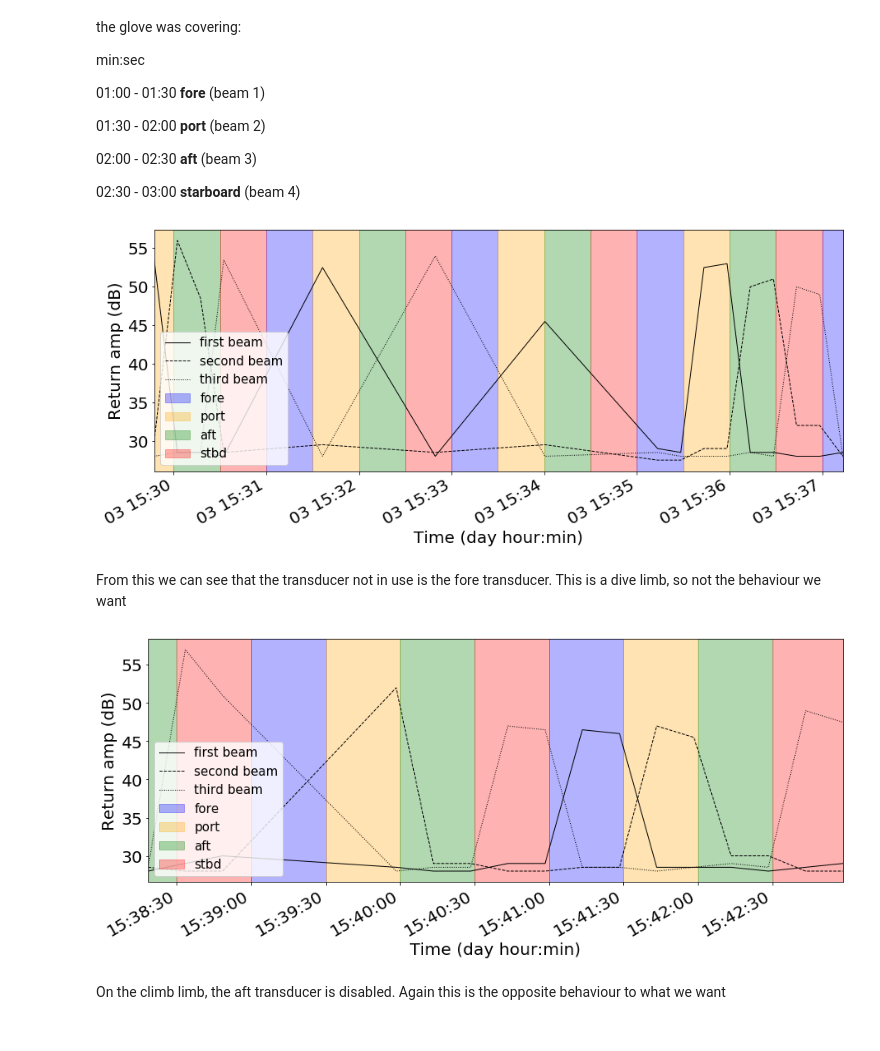
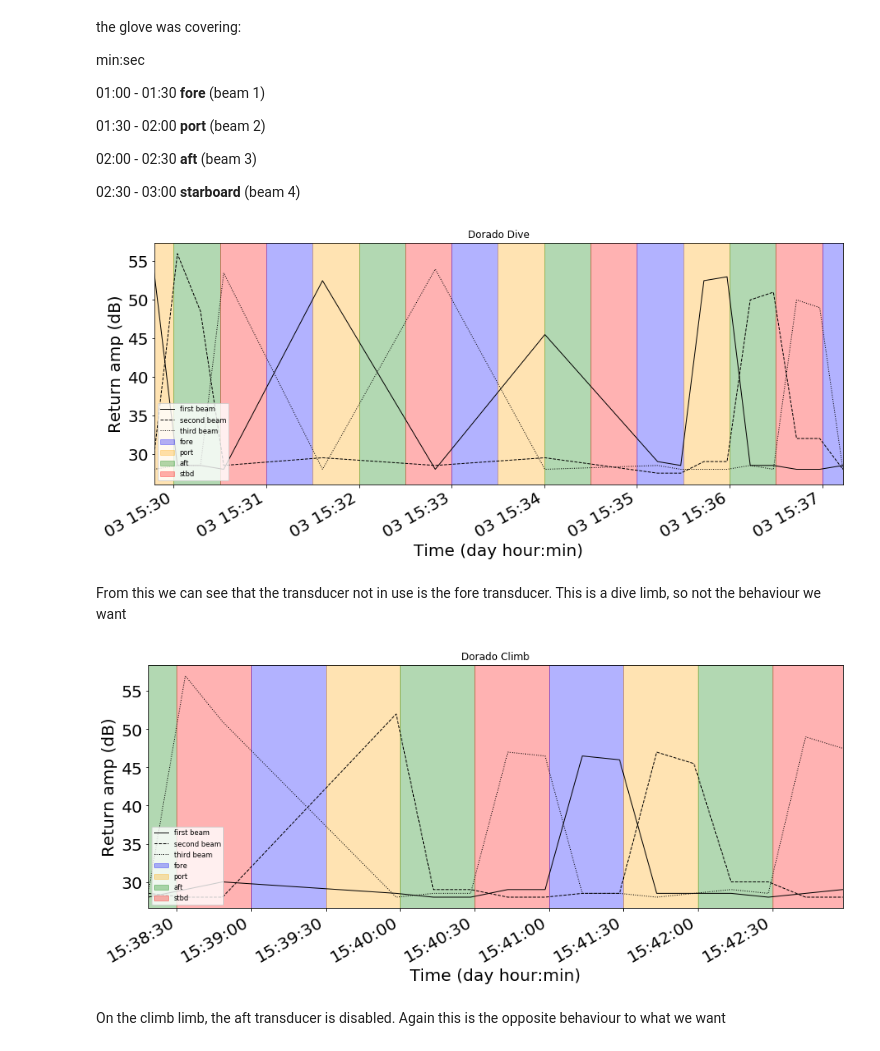
Before and after one commit to callumrollo/adcp-glider, a Jupyter notebook: notebooks/bench_tests.ipynb, the cells around one changed output. Drawn from its saved outputs; the diff is of its cells as text; code cells hidden in the pictures.

Commit message:
moved plots of benchtest

```diff
--- a/notebooks/bench_tests.ipynb
+++ b/notebooks/bench_tests.ipynb
@@ -71,27 +71,27 @@ fig, ax = plt.subplots(figsize=(15,6))
 ax.plot(dorado_dive.time, dorado_dive.amp_beam[:,1,0], color='k', linestyle='-', label="first beam")
 ax.plot(dorado_dive.time, dorado_dive.amp_beam[:,1,1], color='k', linestyle='--', label="second beam")
 ax.plot(dorado_dive.time, dorado_dive.amp_beam[:,1,2], color='k', linestyle='dotted', label="third beam")
-ax.set(xlim=[dorado_dive.time[0], dorado_dive.time[15]], xlabel='Time (day hour:min)',ylabel='Return amp (dB)')
+ax.set(xlim=[dorado_dive.time[0], dorado_dive.time[15]], xlabel='Time (day hour:min)',ylabel='Return amp (dB)', title='Dorado Dive')
 fig.autofmt_xdate()
 beam_shade(ax)
 ax.legend(loc=3);
-fig.savefig('dorado_dive.png')
+fig.savefig('../reports/bench_test_figures/dorado_dive.png')
 # %% [output]
-[figure, old version]
+[figure, new version]
 # %% [markdown]
 From this we can see that the transducer not in use is the fore transducer. This is a dive limb, so not the behaviour we want
 # %%
 fig, ax = plt.subplots(figsize=(15,6))
 ax.plot(dorado_climb.time, dorado_climb.amp_beam[:,1,0], color='k', linestyle='-', label="first beam")
 ax.plot(dorado_climb.time, dorado_climb.amp_beam[:,1,1], color='k', linestyle='--', label="second beam")
 ax.plot(dorado_climb.time, dorado_climb.amp_beam[:,1,2], color='k', linestyle='dotted', label="third beam")
-ax.set(xlim=[dorado_climb.time[0], dorado_climb.time[15]], xlabel='Time (day hour:min)',ylabel='Return amp (dB)')
+ax.set(xlim=[dorado_climb.time[0], dorado_climb.time[15]], xlabel='Time (day hour:min)',ylabel='Return amp (dB)', title='Dorado Climb')
 fig.autofmt_xdate()
 beam_shade(ax)
 ax.legend(loc=3);
-fig.savefig('dorado_climb.png')
+fig.savefig('../reports/bench_test_figures/dorado_climb.png')
 # %% [output]
-[figure, old version]
+[figure, new version]
 # %% [markdown]
 On the climb limb, the aft transducer is disabled. Again this is the opposite behaviour to what we want
 # %%
```
Also changed, not shown: parts of 6 cells of this notebook, 8 other files.
